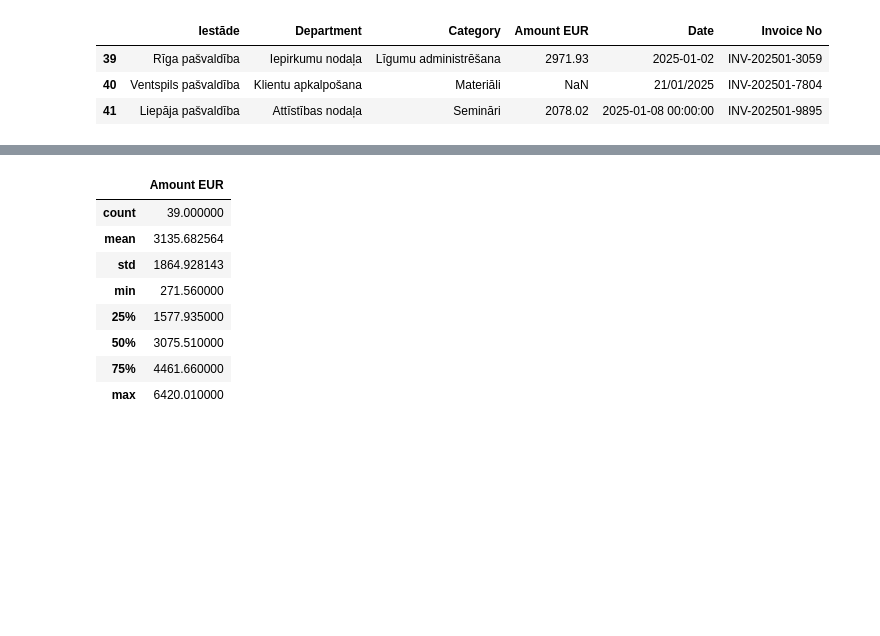
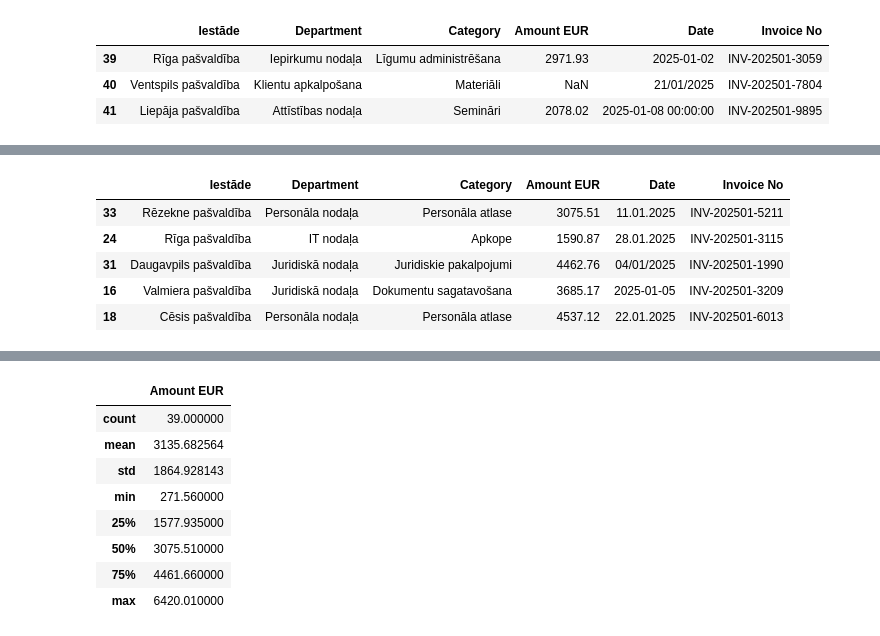
Before and after one commit to ValRCS/RTU_Digitalas_Prasmes_Excel_VBA_Python, a Jupyter notebook: notebooks/student_workbook_latvia_excel_datasets_colab.ipynb, the cells around one changed output, grey strips where cells are left out. Cells and saved outputs as stored; diff of their text form; code cells hidden in the pictures; blank space fills up the shorter version.

```diff
--- a/notebooks/student_workbook_latvia_excel_datasets_colab.ipynb
+++ b/notebooks/student_workbook_latvia_excel_datasets_colab.ipynb
@@ -399,3 +444,13 @@ local_budget_df.sample(5, random_state=2026) # lietojam konkrētu random_state v
+# %%
+# kā būtu bez random_state?
+local_budget_df.sample(5)
+# %% [output]
+|  | Iestāde | Department | Category | Amount EUR | Date | Invoice No |
+| 33 | Rēzekne pašvaldība | Personāla nodaļa | Personāla atlase | 3075.51 | 11.01.2025 | INV-202501-5211 |
+| 24 | Rīga pašvaldība | IT nodaļa | Apkope | 1590.87 | 28.01.2025 | INV-202501-3115 |
+| 31 | Daugavpils pašvaldība | Juridiskā nodaļa | Juridiskie pakalpojumi | 4462.76 | 04/01/2025 | INV-202501-1990 |
+| 16 | Valmiera pašvaldība | Juridiskā nodaļa | Dokumentu sagatavošana | 3685.17 | 2025-01-05 | INV-202501-3209 |
+| 18 | Cēsis pašvaldība | Personāla nodaļa | Personāla atlase | 4537.12 | 22.01.2025 | INV-202501-6013 |
 # %%
 # saglabāšana
 # jebkurā mirklī es varu saglābat dataframe sev vēlamā formāta
```
Also changed, not shown: parts of 29 cells of this notebook.
